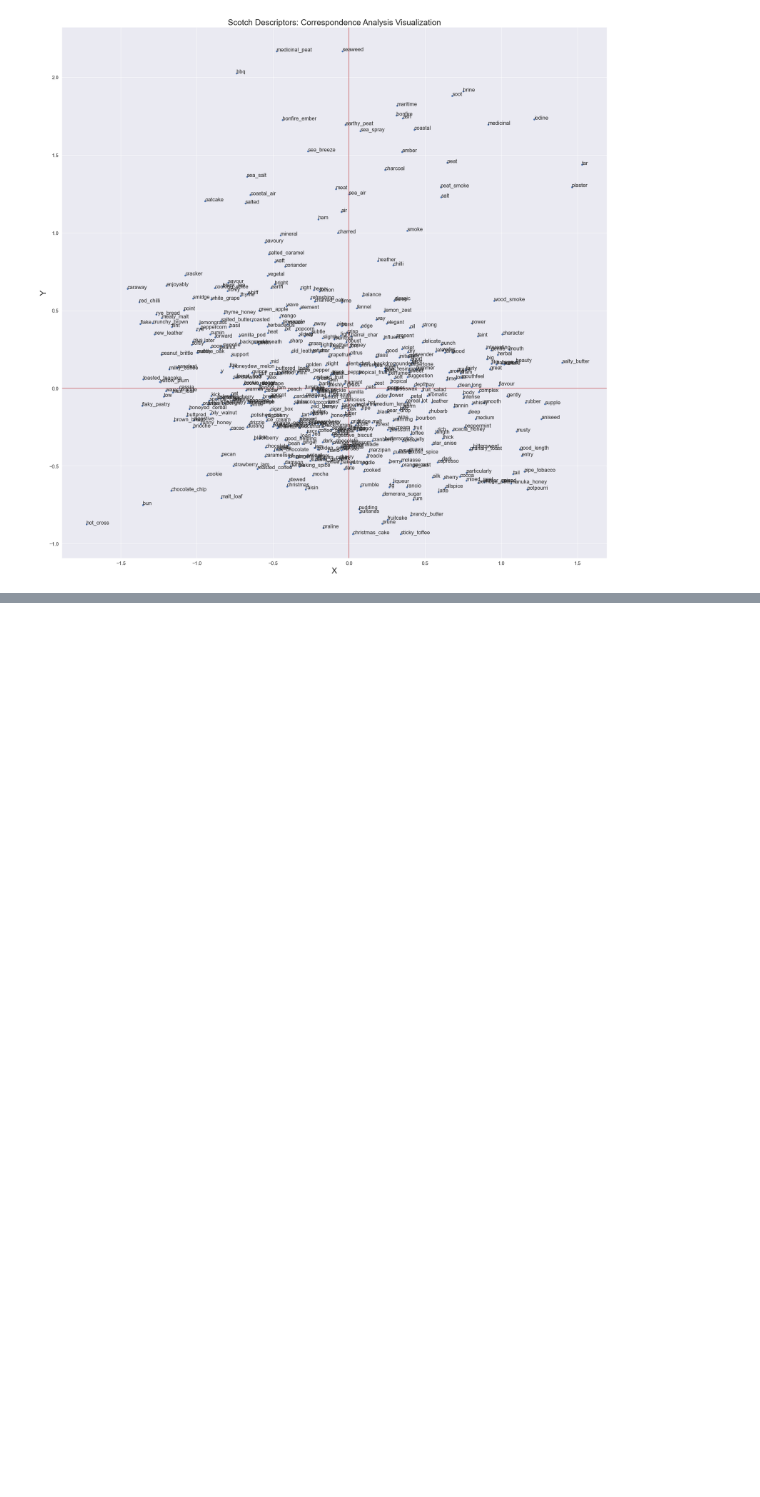
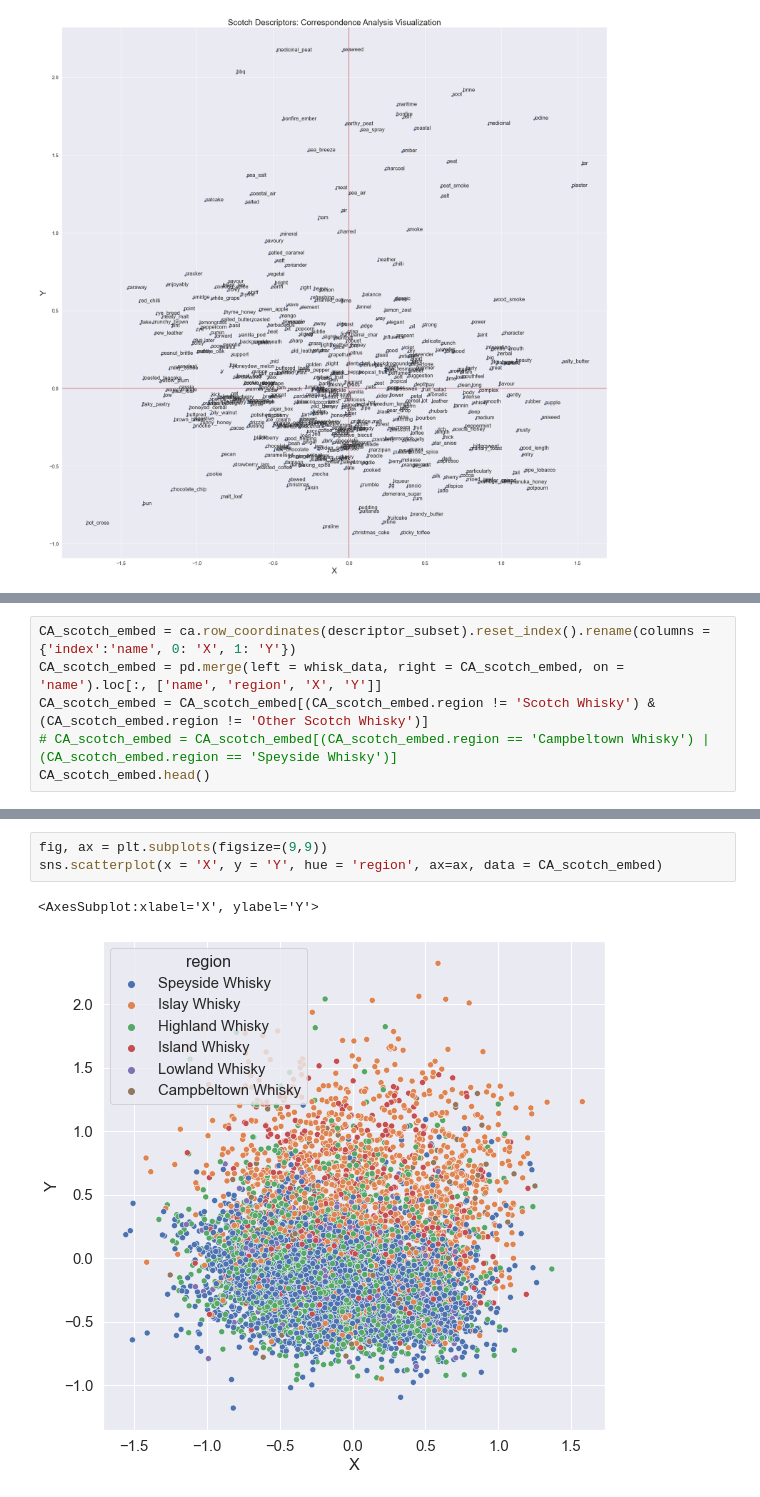
Before and after one commit to admveen/ScotchNLP, a Jupyter notebook: EDA.ipynb, the cells around one changed output, grey strips where cells are left out. Saved outputs shown, nothing was run; the diff lists cells and outputs as text; blank space fills up the shorter version.

Commit message:
Add scotch visualization in embedding space

```diff
--- a/EDA.ipynb
+++ b/EDA.ipynb
@@ -323,0 +330,6 @@ In summary, in a rough sort of way we can say that increasing along Y we go from
+# %%
+CA_scotch_embed = ca.row_coordinates(descriptor_subset).reset_index().rename(columns = {'index':'name', 0: 'X', 1: 'Y'})
+CA_scotch_embed = pd.merge(left = whisk_data, right = CA_scotch_embed, on = 'name').loc[:, ['name', 'region', 'X', 'Y']]
+CA_scotch_embed = CA_scotch_embed[(CA_scotch_embed.region != 'Scotch Whisky') & (CA_scotch_embed.region != 'Other Scotch Whisky')]
+# CA_scotch_embed = CA_scotch_embed[(CA_scotch_embed.region == 'Campbeltown Whisky') | (CA_scotch_embed.region == 'Speyside Whisky')]
+CA_scotch_embed.head()
@@ -323,0 +343,6 @@ In summary, in a rough sort of way we can say that increasing along Y we go from
+# %%
+fig, ax = plt.subplots(figsize=(9,9))
+sns.scatterplot(x = 'X', y = 'Y', hue = 'region', ax=ax, data = CA_scotch_embed)
+# %% [output]
+<AxesSubplot:xlabel='X', ylabel='Y'>
+[figure, added]
```
Also changed, not shown: parts of 5 cells of this notebook.
